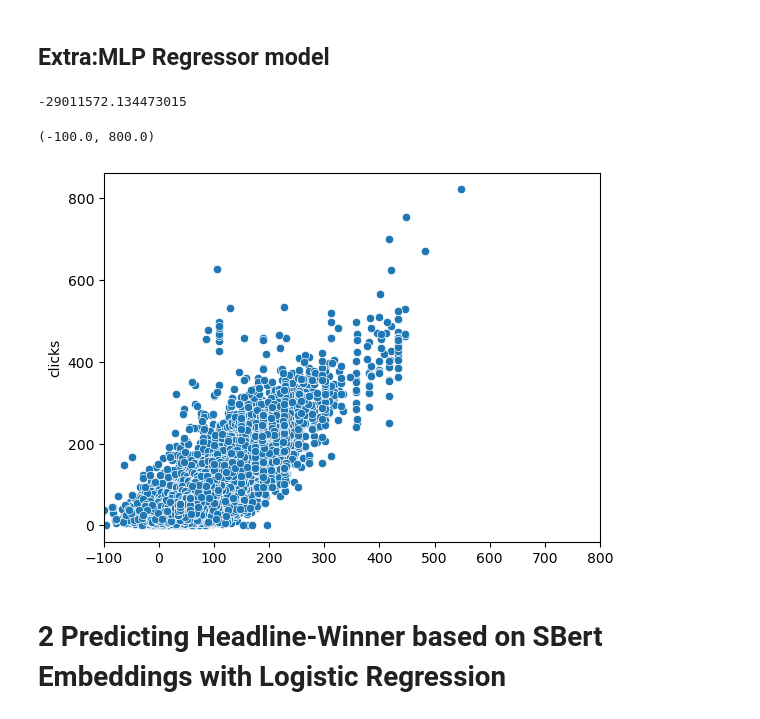
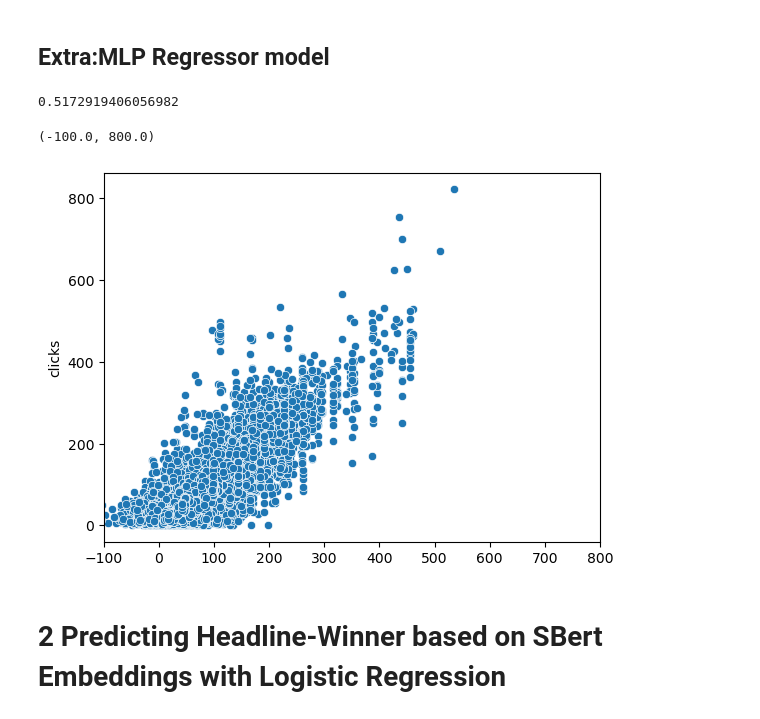
Before and after one commit to antschum/causal_headline_evaluator, a Jupyter notebook: 2023-28-11-Meeting.ipynb, the cells around one changed output. Saved outputs shown, nothing was run; the diff lists cells and outputs as text; code cells hidden in the pictures.

```diff
--- a/2023-28-11-Meeting.ipynb
+++ b/2023-28-11-Meeting.ipynb
@@ -310,23 +313,24 @@ ax.set_xlim(-100,800)
 # %% [markdown]
 ## Extra:MLP Regressor model
 # %%
+X_train, X_test, y_train, y_test = train_test_split(stored_embeddings, clicks, test_size=0.2)
 from sklearn.neural_network import MLPRegressor
 MLP_regressor = MLPRegressor(random_state=1, max_iter=500).fit(X_train, y_train)
-predictions_mlp = regr.predict(X_test)
+predictions_mlp = MLP_regressor.predict(X_test)
 r2_score(y_true=y_test,y_pred=predictions_mlp)
 # %% [output]
--29011572.134473015
+0.5172919406056982
 # %%
 
-predictions_all = regr.predict(stored_embeddings)
+predictions_all = MLP_regressor.predict(stored_embeddings)
 
 # visualize real and predicted values
 fig, ax = plt.subplots()
 sns.scatterplot(x = predictions_all, y = df['clicks'], ax=ax)
 ax.set_xlim(-100,800)
 # %% [output]
 (-100.0, 800.0)
-[figure, old version]
+[figure, new version]
 # %%
 #Pair headlines based on clickability_test_id and eyecatcher_id
 #Import dataset with pairs
```
Also changed, not shown: parts of 14 cells of this notebook.
